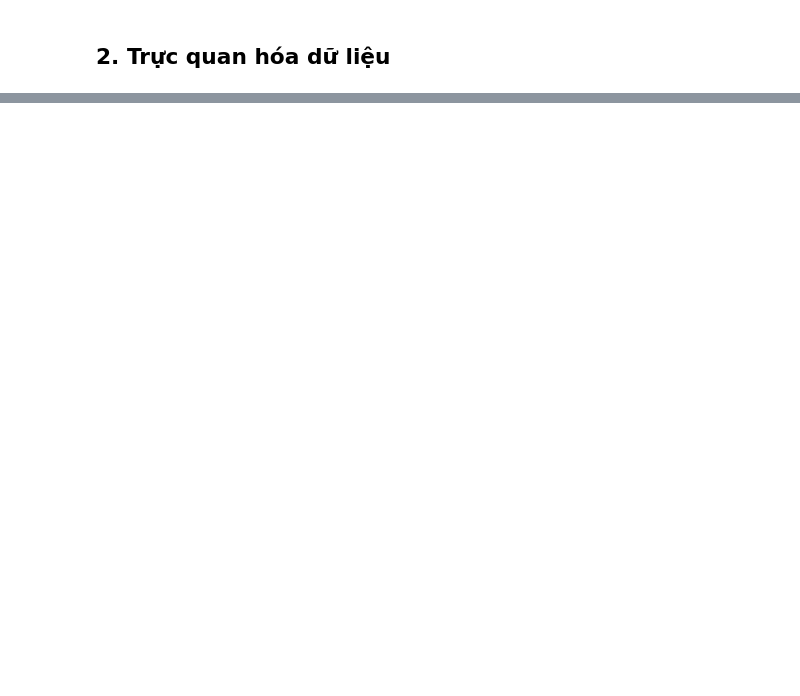
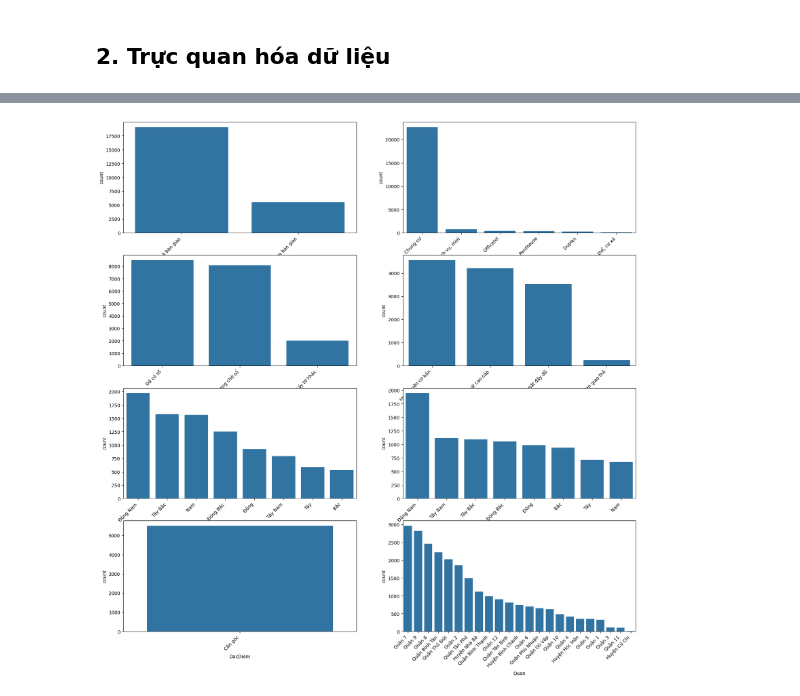
Before and after one commit to adamwilling/TLCN-KTDL-32, a Jupyter notebook: EDA.ipynb, the cells around one changed output, grey strips where cells are left out. Saved outputs shown, nothing was run; the diff lists cells and outputs as text; code cells hidden in the pictures; blank space fills up the shorter version.

```diff
--- a/EDA.ipynb
+++ b/EDA.ipynb
@@ -273,0 +242,12 @@ for var in categorical_vars:
+# %%
+# Trực quan hóa biến số phân loại (categorical variables)
+# các biểu đồ liên tiếp nhau, giảm dần theo số lượng
+categorical_vars = ['TinhTrangBDS', 'Loai', 'GiayTo', 'TinhTrangNoiThat', 'HuongCuaChinh', 'HuongBanCong', 'DacDiem', 'Quan']
+
+fig, axes = plt.subplots(4, 2, figsize=(20, 20))
+axes = axes.flatten()
+for ax, catplot in zip(axes, categorical_vars):
+    sns.countplot(x=catplot, data=df, ax=ax, order=df[catplot].value_counts().index)
+    ax.set_xticklabels(ax.get_xticklabels(), rotation=45, ha='right')
+# %% [output]
+[figure, added]
```
Also changed, not shown: parts of 9 cells of this notebook, 1 other file.
